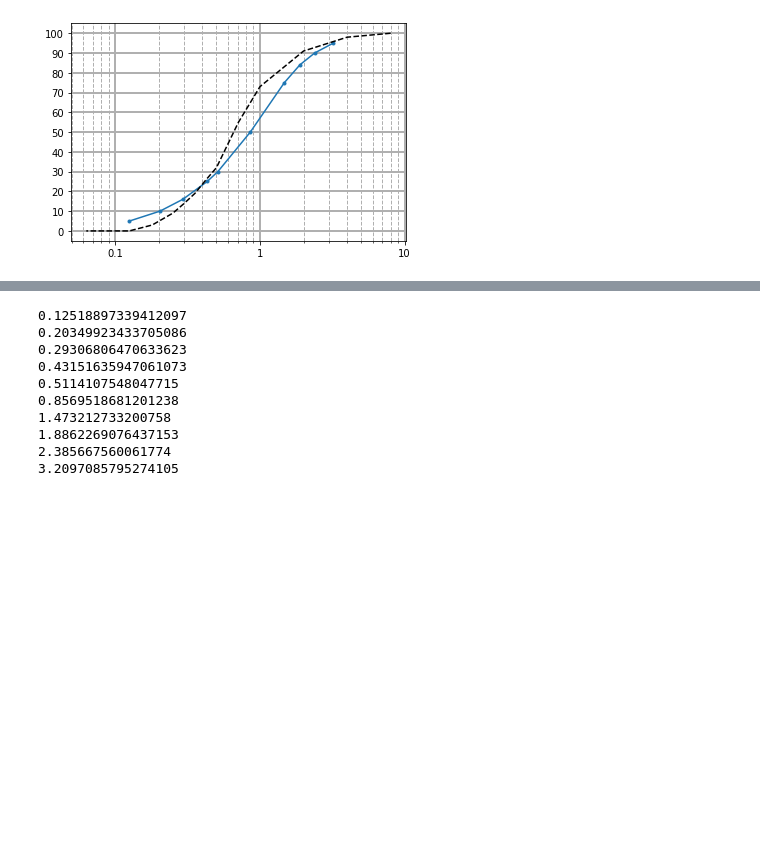
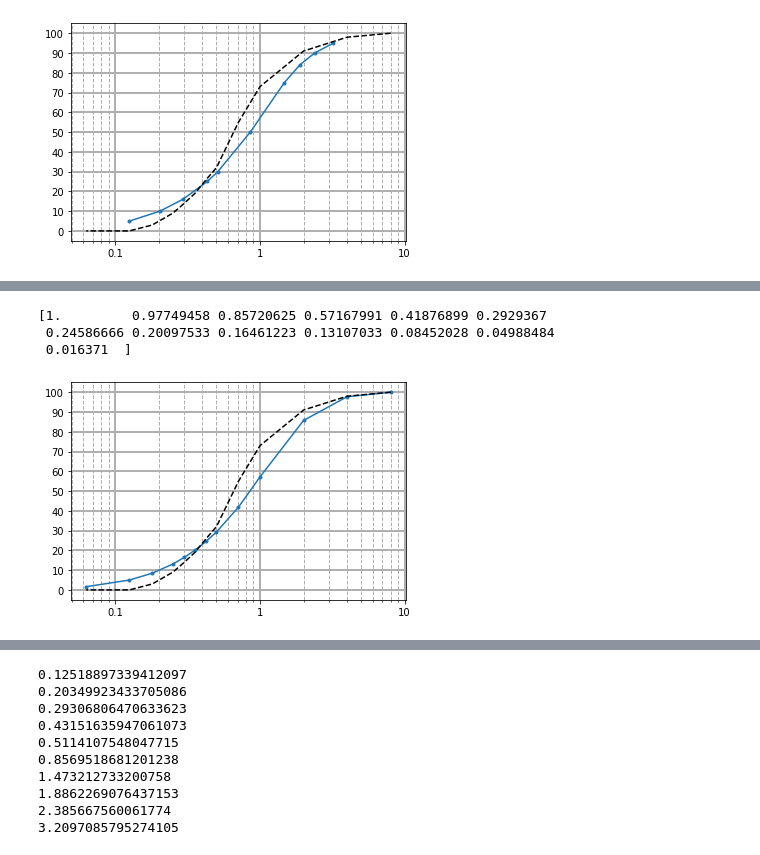
Before and after one commit to CasperFBakker/pyDGS-GUI, a Jupyter notebook: pyDGS Jupyter/dgs_loc1.ipynb, the cells around one changed output, grey strips where cells are left out. Cells and saved outputs as stored; diff of their text form; code cells hidden in the pictures; blank space fills up the shorter version.

```diff
--- a/pyDGS Jupyter/dgs_loc1.ipynb
+++ b/pyDGS Jupyter/dgs_loc1.ipynb
@@ -271,0 +291,29 @@ plt.show()
+# %%
+pd_Test = np.interp([8, 4, 2, 1, 0.71, 0.5, 0.425, 0.355, 0.3, 0.25, 0.18, 0.125, 0.063], np.hstack((0,scales_T)) * resolution,np.hstack((0,np.cumsum(r_v_T))))
+print(pd_Test)
+# %% [output]
+[1.         0.97749458 0.85720625 0.57167991 0.41876899 0.2929367
+ 0.24586666 0.20097533 0.16461223 0.13107033 0.08452028 0.04988484
+ 0.016371  ]
+# %%
+sieve_open = [8, 4, 2, 1, 0.71, 0.5, 0.425, 0.355, 0.3, 0.25, 0.18, 0.125, 0.063]
+sieve_data_1 = [100, 98, 91, 73, 55, 32, 26, 19, 14, 9, 3, 0, 0]
+
+# pd_Test = pd_Test[::]
+pd_Test = pd_Test*100
+percentiles = [5, 10, 16, 25, 30, 50, 75, 84, 90, 95]
+
+
+plt.plot(sieve_open, pd_Test, marker='.')
+plt.plot(sieve_open, sieve_data_1, ls='--', color='black')
+
+
+plt.xscale("log")
+plt.grid(which='major', linewidth=2, linestyle='-')
+plt.grid(which='minor', linewidth=1, linestyle='--')
+plt.yticks(np.arange(0,110, 10), ['0', '10', '20', '30', '40', '50', '60', '70', '80', '90', '100'] )
+plt.xticks([0.1, 1, 10], [0.1,1,10])
+
+plt.show()
+# %% [output]
+[figure, added]
```
Also changed, not shown: parts of 11 cells of this notebook, 10 other files.
